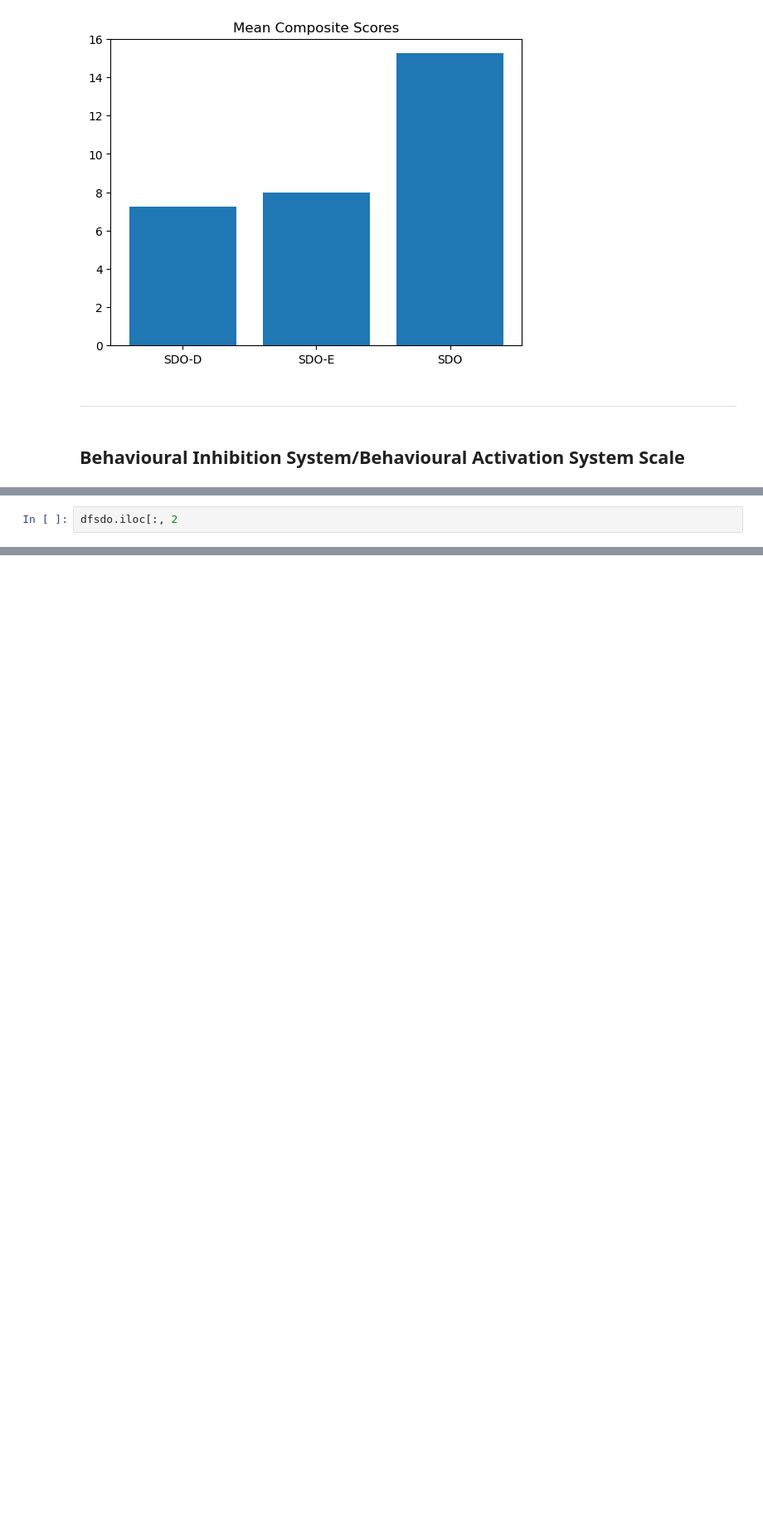
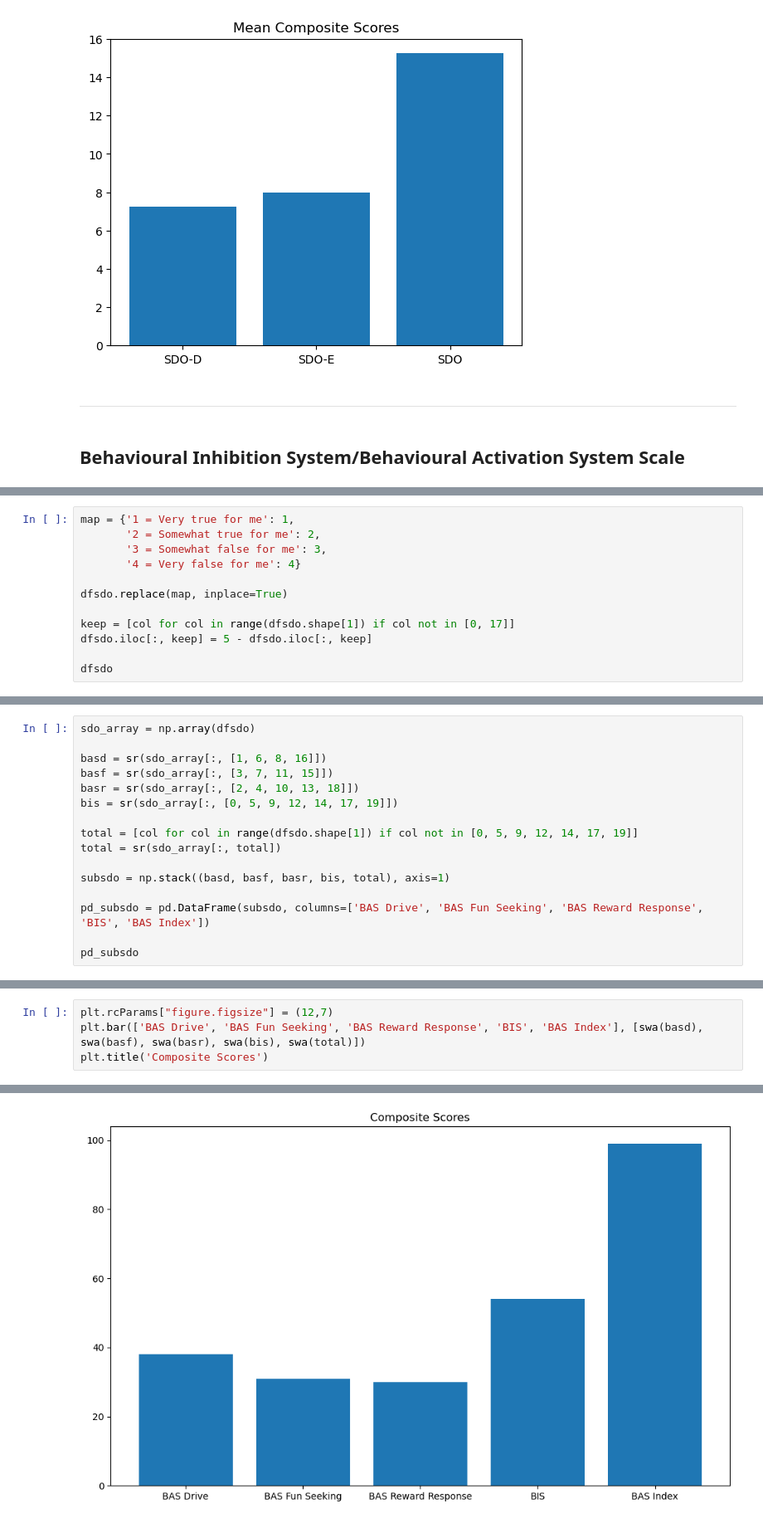
Before and after one commit to pavgreen9/EEGMANYLABS, a Jupyter notebook: Pandas Amodio Replication/Data Check.ipynb, the cells around one changed output, grey strips where cells are left out. Shown at 83% size. Saved outputs shown, nothing was run; the diff lists cells and outputs as text; blank space fills up the shorter version.

```diff
--- a/Pandas Amodio Replication/Data Check.ipynb
+++ b/Pandas Amodio Replication/Data Check.ipynb
@@ -718,2 +718,12 @@ dfsdo
 # %%
-dfsdo.iloc[:, 2
+map = {'1 = Very true for me': 1,
+       '2 = Somewhat true for me': 2,
+       '3 = Somewhat false for me': 3,
+       '4 = Very false for me': 4}
+
+dfsdo.replace(map, inplace=True)
+
+keep = [col for col in range(dfsdo.shape[1]) if col not in [0, 17]]
+dfsdo.iloc[:, keep] = 5 - dfsdo.iloc[:, keep]
+
+dfsdo
@@ -719,0 +738,16 @@ dfsdo.iloc[:, 2
+# %%
+sdo_array = np.array(dfsdo)
+
+basd = sr(sdo_array[:, [1, 6, 8, 16]])
+basf = sr(sdo_array[:, [3, 7, 11, 15]])
+basr = sr(sdo_array[:, [2, 4, 10, 13, 18]])
+bis = sr(sdo_array[:, [0, 5, 9, 12, 14, 17, 19]])
+
+total = [col for col in range(dfsdo.shape[1]) if col not in [0, 5, 9, 12, 14, 17, 19]]
+total = sr(sdo_array[:, total])
+
+subsdo = np.stack((basd, basf, basr, bis, total), axis=1)
+
+pd_subsdo = pd.DataFrame(subsdo, columns=['BAS Drive', 'BAS Fun Seeking', 'BAS Reward Response', 'BIS', 'BAS Index'])
+
+pd_subsdo
@@ -719,0 +760,5 @@ dfsdo.iloc[:, 2
+# %%
+plt.rcParams["figure.figsize"] = (12,7)
+plt.bar(['BAS Drive', 'BAS Fun Seeking', 'BAS Reward Response', 'BIS', 'BAS Index'], [swa(basd), swa(basf), swa(basr), swa(bis), swa(total)])
+plt.title('Composite Scores')
+# %% [output]
@@ -719,0 +767 @@ dfsdo.iloc[:, 2
+[figure, added]
```
Also changed, not shown: parts of 5 cells of this notebook.
